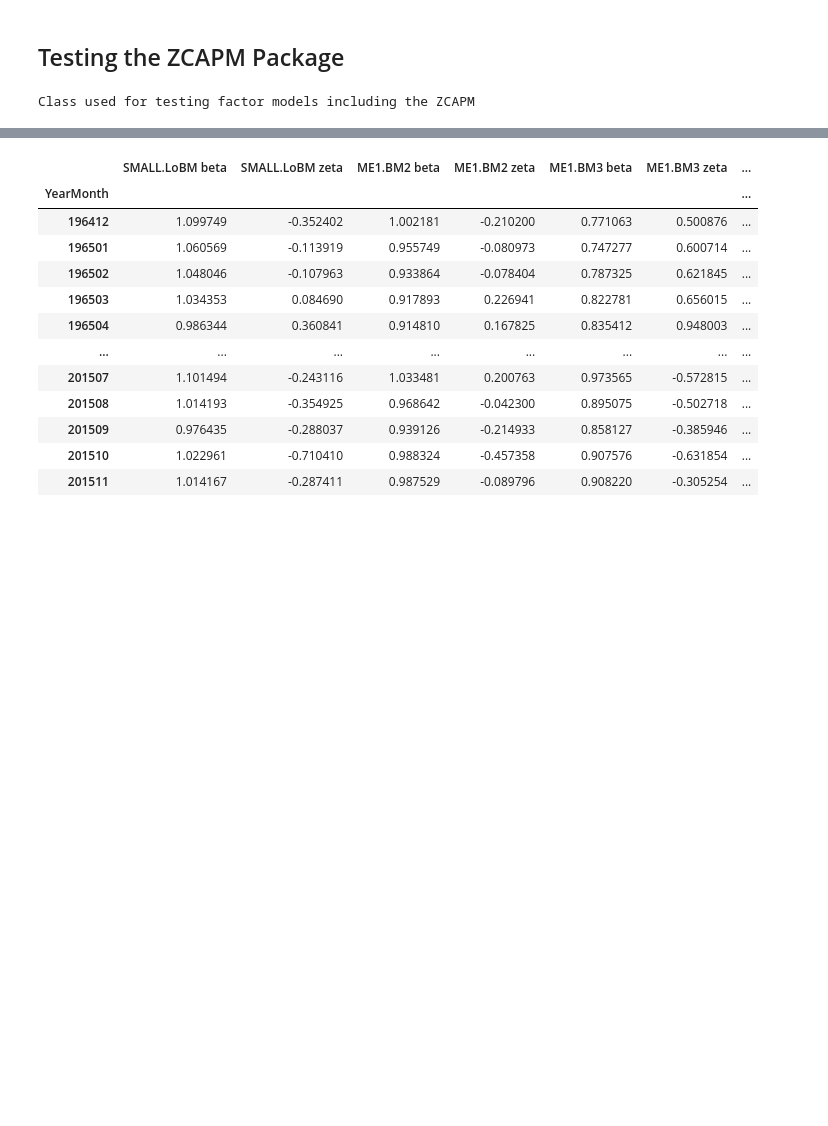
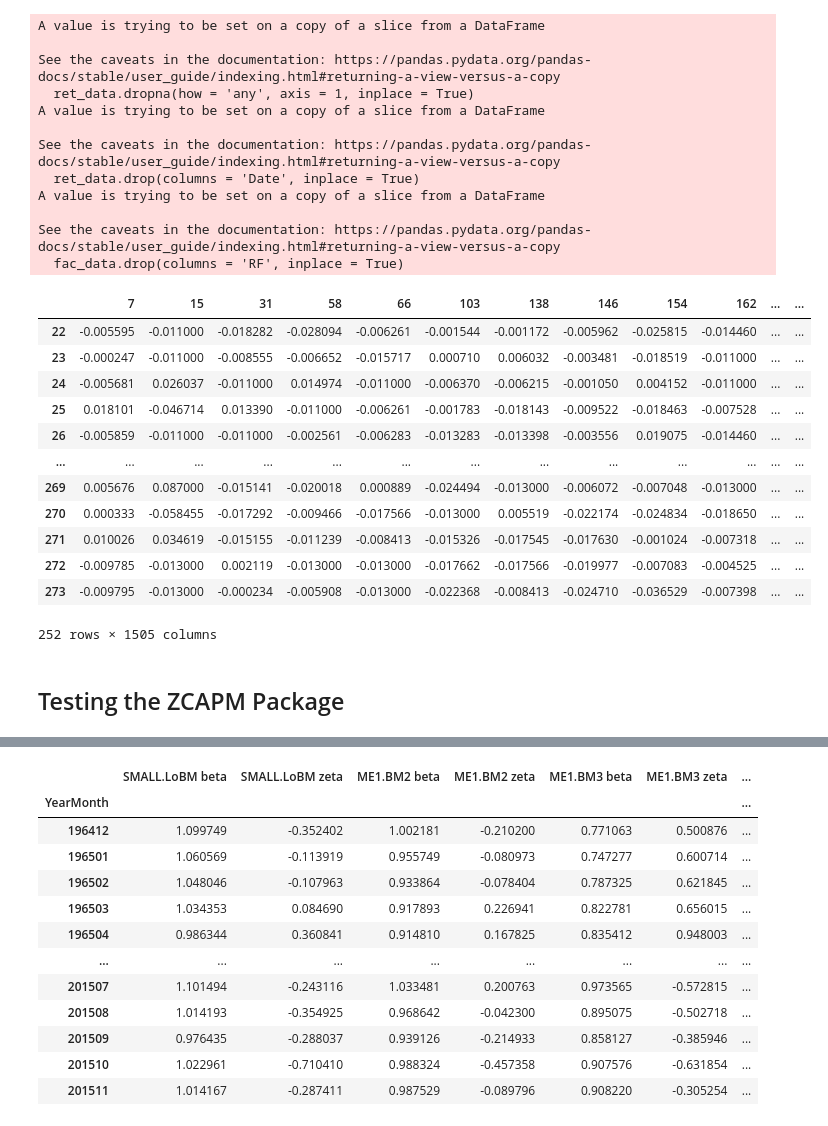
Before and after one commit to HYChangTAMU/Projects, a Jupyter notebook: Assignment5/Project5.ipynb, the cells around one changed output, grey strips where cells are left out. Saved outputs shown, nothing was run; the diff lists cells and outputs as text; code cells hidden in the pictures; blank space fills up the shorter version.

```diff
--- a/Assignment5/Project5.ipynb
+++ b/Assignment5/Project5.ipynb
@@ -141,8 +109,48 @@ daily_return
+# %%
+def window_data(n):
+  # n_min = 0
+  # n_max = 702
+  fac_data = f6[month_start_end_index[2*n]:month_start_end_index[2*n+23]+1]
+  # fac_data.drop(columns = 'Date', inplace = True)
+
+  ret_data = daily_return[month_start_end_index[2*n]:month_start_end_index[2*n+23]+1]
+  ret_data.dropna(how = 'any', axis = 1, inplace = True)
+  ret_data.columns = [str(x) for x in ret_data.columns]
+  ret_data.drop(columns = 'Date', inplace = True)
+  ret_data = ret_data.sub(fac_data['RF'], axis = 0)
+
+  fac_data.drop(columns = 'RF', inplace = True)
+
+  return ret_data.join(fac_data, how = 'inner')
+# %%
+window_data(1)
+# %% [output]
+A value is trying to be set on a copy of a slice from a DataFrame
+
+See the caveats in the documentation: https://pandas.pydata.org/pandas-docs/stable/user_guide/indexing.html#returning-a-view-versus-a-copy
+  ret_data.dropna(how = 'any', axis = 1, inplace = True)
+A value is trying to be set on a copy of a slice from a DataFrame
+
+See the caveats in the documentation: https://pandas.pydata.org/pandas-docs/stable/user_guide/indexing.html#returning-a-view-versus-a-copy
+  ret_data.drop(columns = 'Date', inplace = True)
+A value is trying to be set on a copy of a slice from a DataFrame
+
+See the caveats in the documentation: https://pandas.pydata.org/pandas-docs/stable/user_guide/indexing.html#returning-a-view-versus-a-copy
+  fac_data.drop(columns = 'RF', inplace = True)
+|  | 7 | 15 | 31 | 58 | 66 | 103 | 138 | 146 | 154 | 162 | ... | ... |
+| 22 | -0.005595 | -0.011000 | -0.018282 | -0.028094 | -0.006261 | -0.001544 | -0.001172 | -0.005962 | -0.025815 | -0.014460 | ... | ... |
+| 23 | -0.000247 | -0.011000 | -0.008555 | -0.006652 | -0.015717 | 0.000710 | 0.006032 | -0.003481 | -0.018519 | -0.011000 | ... | ... |
+| 24 | -0.005681 | 0.026037 | -0.011000 | 0.014974 | -0.011000 | -0.006370 | -0.006215 | -0.001050 | 0.004152 | -0.011000 | ... | ... |
+| 25 | 0.018101 | -0.046714 | 0.013390 | -0.011000 | -0.006261 | -0.001783 | -0.018143 | -0.009522 | -0.018463 | -0.007528 | ... | ... |
+| 26 | -0.005859 | -0.011000 | -0.011000 | -0.002561 | -0.006283 | -0.013283 | -0.013398 | -0.003556 | 0.019075 | -0.014460 | ... | ... |
+| ... | ... | ... | ... | ... | ... | ... | ... | ... | ... | ... | ... | ... |
+| 269 | 0.005676 | 0.087000 | -0.015141 | -0.020018 | 0.000889 | -0.024494 | -0.013000 | -0.006072 | -0.007048 | -0.013000 | ... | ... |
+| 270 | 0.000333 | -0.058455 | -0.017292 | -0.009466 | -0.017566 | -0.013000 | 0.005519 | -0.022174 | -0.024834 | -0.018650 | ... | ... |
+| 271 | 0.010026 | 0.034619 | -0.015155 | -0.011239 | -0.008413 | -0.015326 | -0.017545 | -0.017630 | -0.001024 | -0.007318 | ... | ... |
+| 272 | -0.009785 | -0.013000 | 0.002119 | -0.013000 | -0.013000 | -0.017662 | -0.017566 | -0.019977 | -0.007083 | -0.004525 | ... | ... |
+| 273 | -0.009795 | -0.013000 | -0.000234 | -0.005908 | -0.013000 | -0.022368 | -0.008413 | -0.024710 | -0.036529 | -0.007398 | ... | ... |
+252 rows × 1505 columns
 # %% [markdown]
 ## Testing the ZCAPM Package
 # %%
 test = ZCAPM.Testing()
-# %%
-print(ZCAPM.Testing.__doc__)
-# %% [output]
-Class used for testing factor models including the ZCAPM
```
Also changed, not shown: parts of 6 cells of this notebook.
